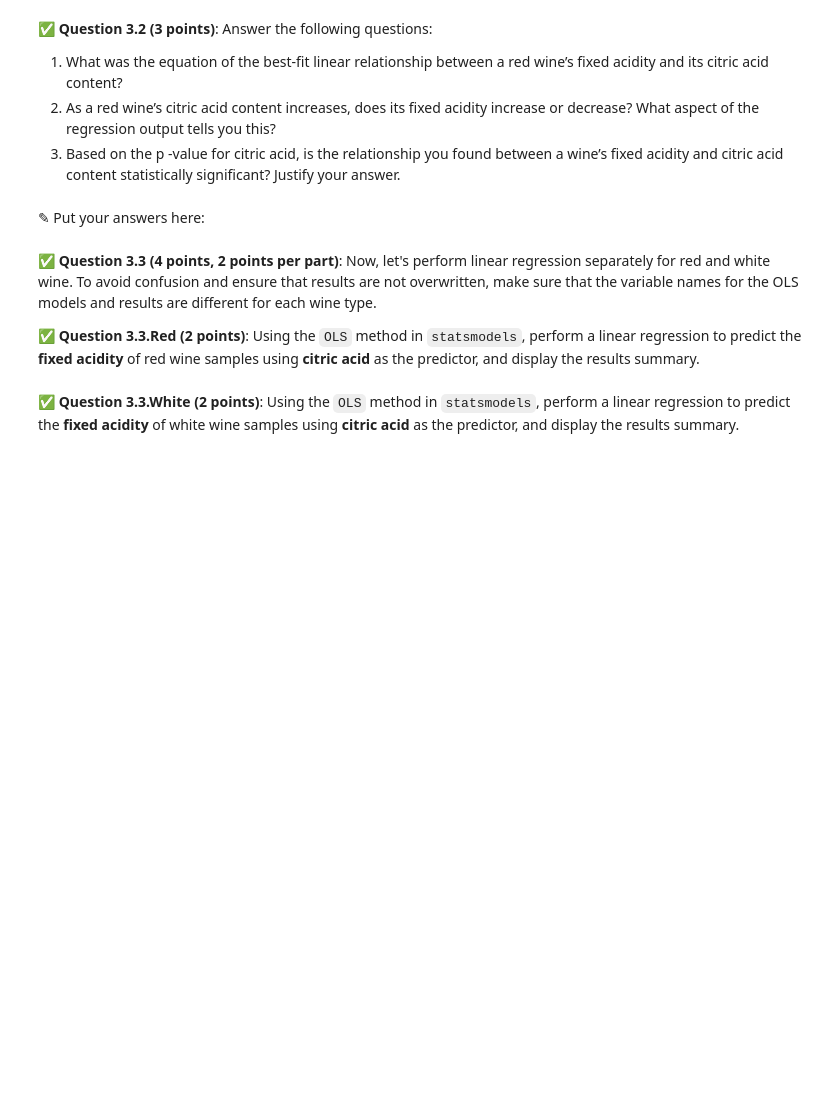
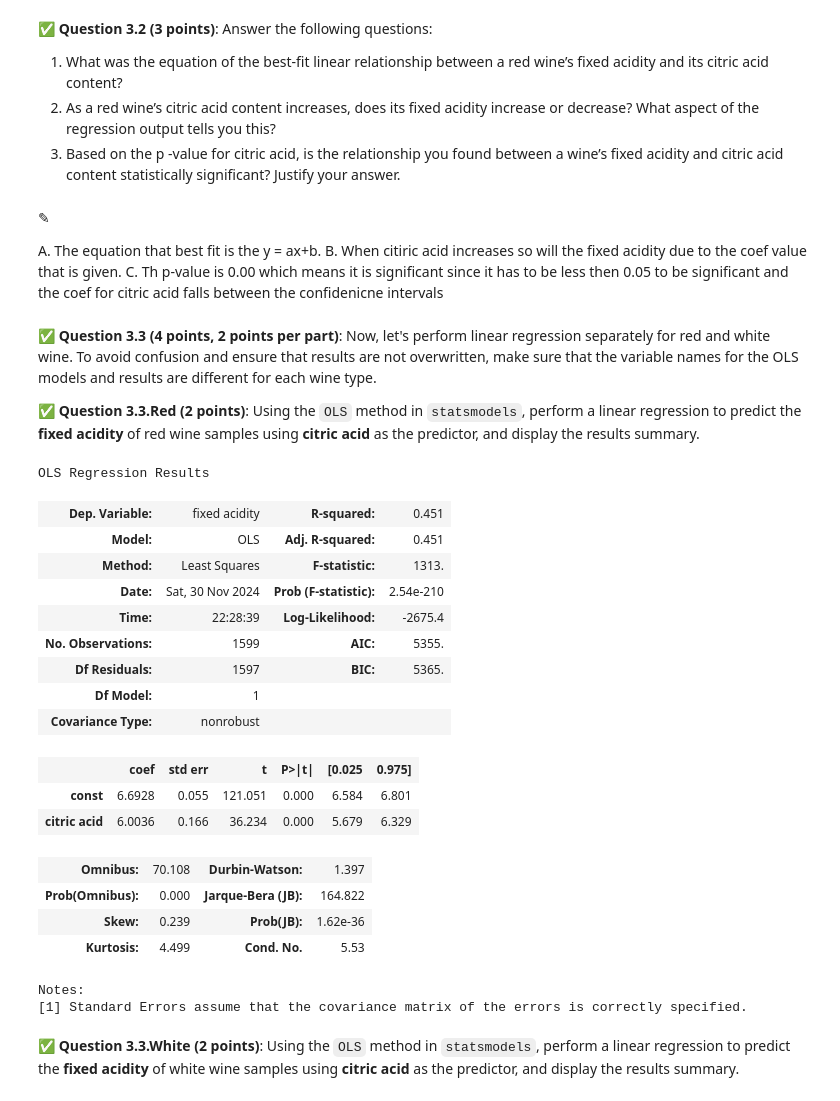
Before and after one commit to dixonde3/CMSE-202, a Jupyter notebook: hw-03/HW-03_Regression-STUDENT.ipynb, the cells around one changed output. Saved outputs shown, nothing was run; the diff lists cells and outputs as text; code cells hidden in the pictures; blank space fills up the shorter version.

```diff
--- a/hw-03/HW-03_Regression-STUDENT.ipynb
+++ b/hw-03/HW-03_Regression-STUDENT.ipynb
@@ -161,8 +197,12 @@ For this problem, make sure that you’re using the entire wine dataset, not jus
 1.	What was the equation of the best-fit linear relationship between a red wine’s fixed acidity and its citric acid content?
 2.	As a red wine’s citric acid content increases, does its fixed acidity increase or decrease? What aspect of the regression output tells you this?
 3.	Based on the  p -value for citric acid, is the relationship you found between a wine’s fixed acidity and citric acid content statistically significant? Justify your answer.
-# %% [markdown]
-<font size=+3>&#9998;</font> Put your answers here:
+# %% [markdown]
+<font size=+3>&#9998;</font>
+
+A. The equation that best fit is the y = ax+b.
+B. When citiric acid increases so will the fixed acidity due to the coef value that is given.
+C. Th p-value is 0.00 which means it is  significant since it has to be less then 0.05 to be significant and the coef for citric acid falls between the confidenicne intervals
 # %% [markdown]
 &#9989; **Question 3.3 (4 points, 2 points per part)**: Now, let's perform linear regression separately for red and white wine. To avoid confusion and ensure that results are not overwritten, make sure that the variable names for the OLS models and results are different for each wine type.
 
@@ -172,2 +210,37 @@ For this problem, make sure that you’re using the entire wine dataset, not jus
+# %%
+# Put your code here
+
+x_red = red['citric acid']
+
+Y_red = red['fixed acidity']
+
+
+X_red = sm.add_constant(x_red)
+
+model_red = sm.OLS(Y_red,X_red)
+
+results_red = model_red.fit()
+
+results_red.summary()
+# %% [output]
+OLS Regression Results
+| Dep. Variable: | fixed acidity | R-squared: | 0.451 |
+| Model: | OLS | Adj. R-squared: | 0.451 |
+| Method: | Least Squares | F-statistic: | 1313. |
+| Date: | Sat, 30 Nov 2024 | Prob (F-statistic): | 2.54e-210 |
+| Time: | 22:28:39 | Log-Likelihood: | -2675.4 |
+| No. Observations: | 1599 | AIC: | 5355. |
+| Df Residuals: | 1597 | BIC: | 5365. |
+| Df Model: | 1 |  |  |
+| Covariance Type: | nonrobust |  |  |
+|  | coef | std err | t | P>|t| | [0.025 | 0.975] |
+| const | 6.6928 | 0.055 | 121.051 | 0.000 | 6.584 | 6.801 |
+| citric acid | 6.0036 | 0.166 | 36.234 | 0.000 | 5.679 | 6.329 |
+| Omnibus: | 70.108 | Durbin-Watson: | 1.397 |
+| Prob(Omnibus): | 0.000 | Jarque-Bera (JB): | 164.822 |
+| Skew: | 0.239 | Prob(JB): | 1.62e-36 |
+| Kurtosis: | 4.499 | Cond. No. | 5.53 |
+Notes:
+[1] Standard Errors assume that the covariance matrix of the errors is correctly specified.
 # %% [markdown]
 &#9989; **Question 3.3.White (2 points)**: Using the `OLS` method in `statsmodels`, perform a linear regression to predict the **fixed acidity** of white wine samples using **citric acid** as the predictor, and display the results summary.
```
Also changed, not shown: parts of 9 cells of this notebook.
